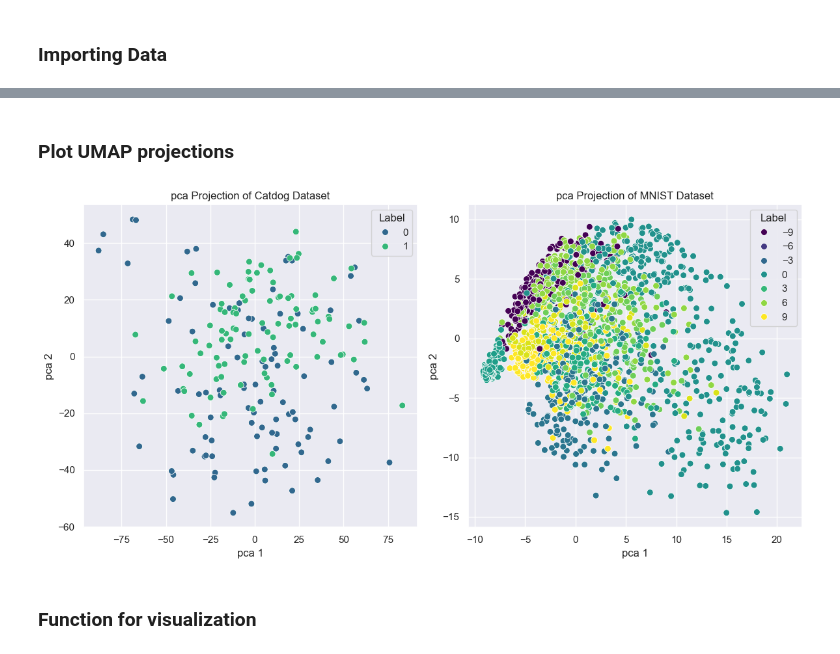
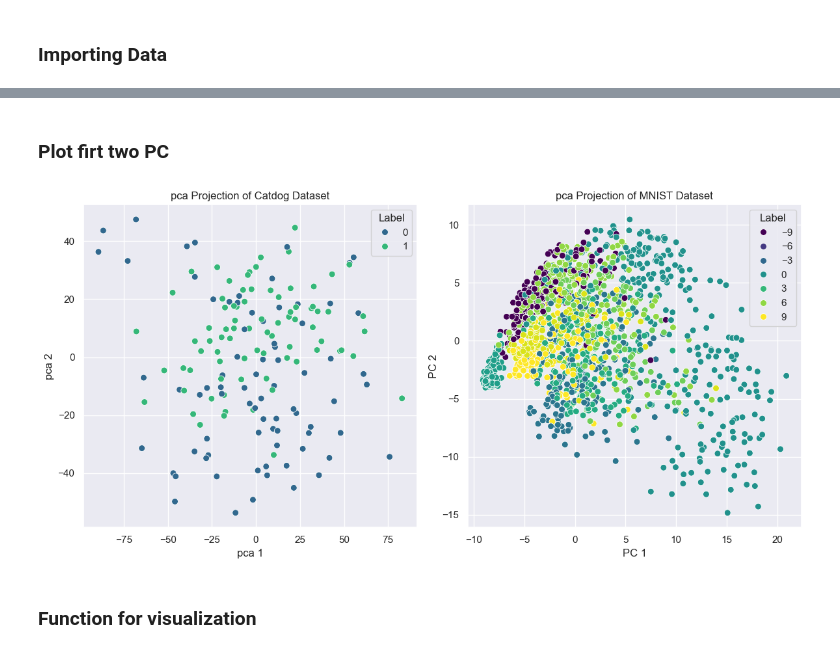
Before and after one commit to Max-Fredsdal/MVE441, a Jupyter notebook: project_3/project_3_GMM.ipynb, the cells around one changed output, grey strips where cells are left out. Saved outputs shown, nothing was run; the diff lists cells and outputs as text; code cells hidden in the pictures.

```diff
--- a/project_3/project_3_GMM.ipynb
+++ b/project_3/project_3_GMM.ipynb
@@ -100,28 +71,57 @@ plt.show()
-# %% [markdown]
-### Plot UMAP projections
+# %%
+# Project into 2, 25, 50 principle components
+pca2 = PCA(n_components=2, random_state=42)
+pca25 = PCA(n_components=25, random_state=42)
+pca50 = PCA(n_components=50, random_state=42)
+scaler = StandardScaler()
+
+
+# CATDOG data set
+X_catdog_train = scaler.fit_transform(X_catdog_train)
+X_catdog_test = scaler.transform(X_catdog_test)
+
+X_catdog_train2 = pca2.fit_transform(X_catdog_train)
+X_catdog_test2 = pca2.transform(X_catdog_test)
+X_catdog_train25 = pca25.fit_transform(X_catdog_train)
+X_catdog_test25 = pca25.transform(X_catdog_test)
+X_catdog_train50 = pca50.fit_transform(X_catdog_train)
+X_catdog_test50 = pca50.transform(X_catdog_test)
+
+# MNIST data set
+X_mnist_train = scaler.fit_transform(X_mnist_train)
+X_mnist_test = scaler.transform(X_mnist_test)
+
+X_mnist_train2 = pca2.fit_transform(X_mnist_train)
+X_mnist_test2 = pca2.transform(X_mnist_test)
+X_mnist_train25 = pca25.fit_transform(X_mnist_train)
+X_mnist_test25 = pca25.transform(X_mnist_test)
+X_mnist_train50 = pca50.fit_transform(X_mnist_train)
+X_mnist_test50 = pca50.transform(X_mnist_test)
+# %% [markdown]
+### Plot firt two PC
 # %%
 # Plot 2D projections
 fig, (ax1, ax2) = plt.subplots(nrows=1, ncols=2, figsize=(12, 6))
 sns.set(style="darkgrid", palette="viridis")
 
 # Catdog
-sns.scatterplot(x=X_catdog_pca[:, 0], y=X_catdog_pca[:, 1], hue=y_catdog, palette='viridis', s=50, ax=ax1)
+sns.scatterplot(x=X_catdog_train2[:, 0], y=X_catdog_train2[:, 1], hue=y_catdog_train, palette='viridis', s=50, ax=ax1)
 ax1.set_title('pca Projection of Catdog Dataset')
 ax1.set_xlabel('pca 1')
 ax1.set_ylabel('pca 2')
 ax1.legend(title='Label')
 
 # MNIST
-sns.scatterplot(x=X_mnist_pca[:, 0], y=X_mnist_pca[:, 1], hue=y_mnist, palette='viridis', s=50, ax=ax2)
+sns.scatterplot(x=X_mnist_train2[:, 0], y=X_mnist_train2[:, 1], hue=y_mnist_train, palette='viridis', s=50, ax=ax2)
 ax2.set_title('pca Projection of MNIST Dataset')
-ax2.set_xlabel('pca 1')
-ax2.set_ylabel('pca 2')
+ax2.set_xlabel('PC 1')
+ax2.set_ylabel('PC 2')
 ax2.legend(title='Label')
 
 plt.tight_layout()
 plt.show()
 # %% [output]
-[figure, old version]
+[figure, new version]
 # %% [markdown]
 ### Function for visualization
 # %%
```
Also changed, not shown: parts of 39 cells of this notebook.
